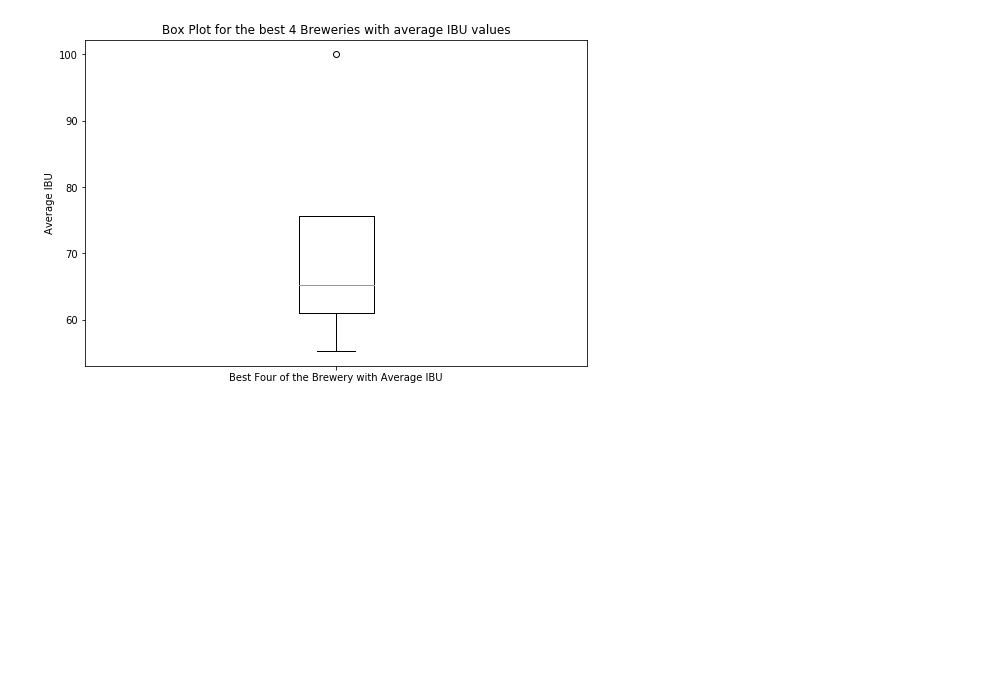
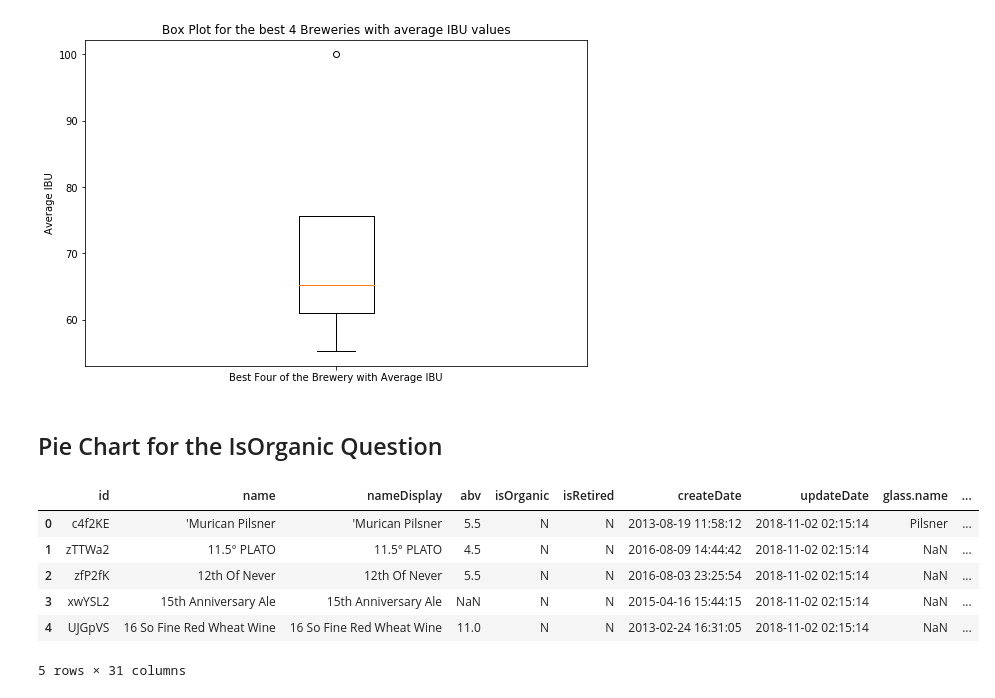
Before and after one commit to Danne-Paredes/brew_project, a Jupyter notebook: Graphs.ipynb, the cells around one changed output. Cells and saved outputs as stored; diff of their text form; code cells hidden in the pictures; blank space fills up the shorter version.

```diff
--- a/Graphs.ipynb
+++ b/Graphs.ipynb
@@ -198,3 +198,18 @@ ax.set_title('Box Plot for the best 4 Breweries with average IBU values')
 fig.savefig('Images/Ibuboxplot.png')
 # %% [output]
 [figure]
+# %% [markdown]
+## Pie Chart for the IsOrganic Question
+# %%
+# CleanBeerData File
+clean_beer = "beers/CleanBeerData.csv"
+cleanbeer_df = pd.read_csv(clean_beer)
+cleanbeer_df.head()
+# %% [output]
+|  | id | name | nameDisplay | abv | isOrganic | isRetired | createDate | updateDate | glass.name | ... |
+| 0 | c4f2KE | 'Murican Pilsner | 'Murican Pilsner | 5.5 | N | N | 2013-08-19 11:58:12 | 2018-11-02 02:15:14 | Pilsner | ... |
+| 1 | zTTWa2 | 11.5° PLATO | 11.5° PLATO | 4.5 | N | N | 2016-08-09 14:44:42 | 2018-11-02 02:15:14 | NaN | ... |
+| 2 | zfP2fK | 12th Of Never | 12th Of Never | 5.5 | N | N | 2016-08-03 23:25:54 | 2018-11-02 02:15:14 | NaN | ... |
+| 3 | xwYSL2 | 15th Anniversary Ale | 15th Anniversary Ale | NaN | N | N | 2015-04-16 15:44:15 | 2018-11-02 02:15:14 | NaN | ... |
+| 4 | UJGpVS | 16 So Fine Red Wheat Wine | 16 So Fine Red Wheat Wine | 11.0 | N | N | 2013-02-24 16:31:05 | 2018-11-02 02:15:14 | NaN | ... |
+5 rows × 31 columns
```
Also changed, not shown: parts of 6 cells of this notebook, 1 other file.
